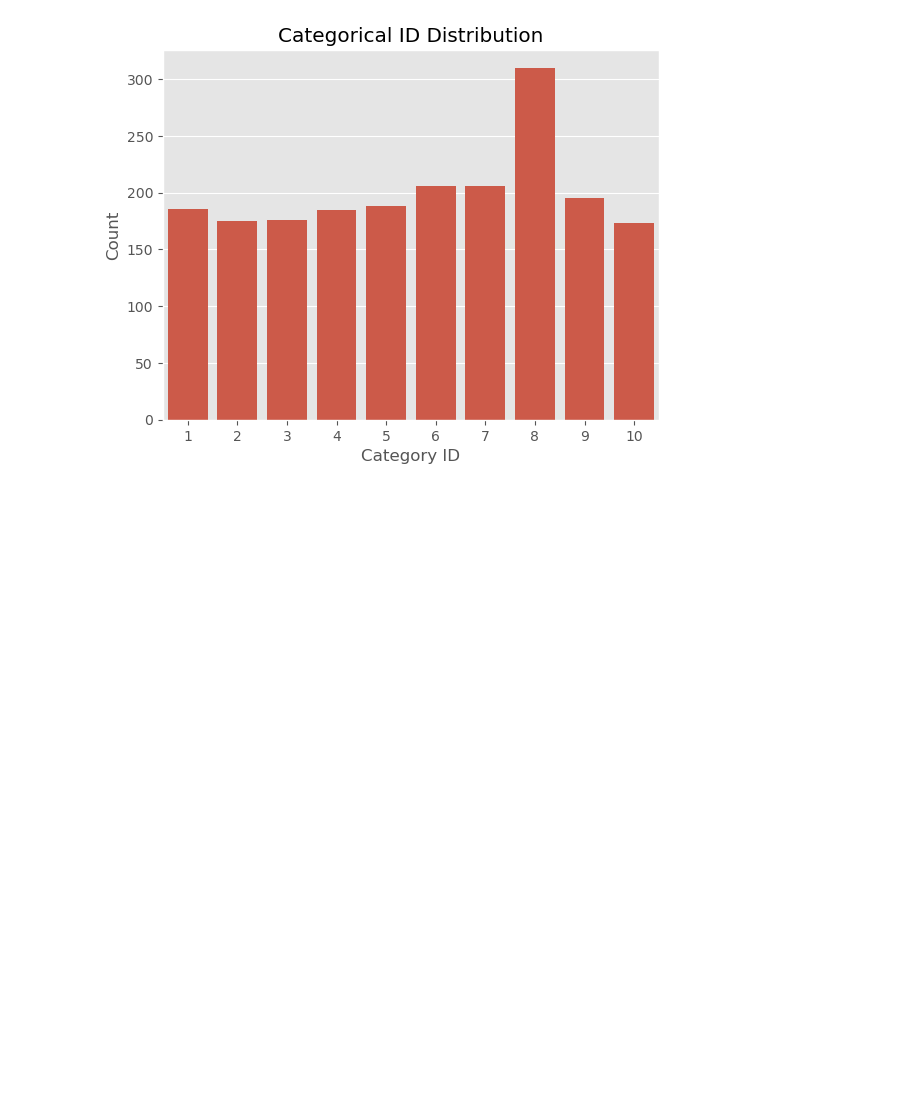
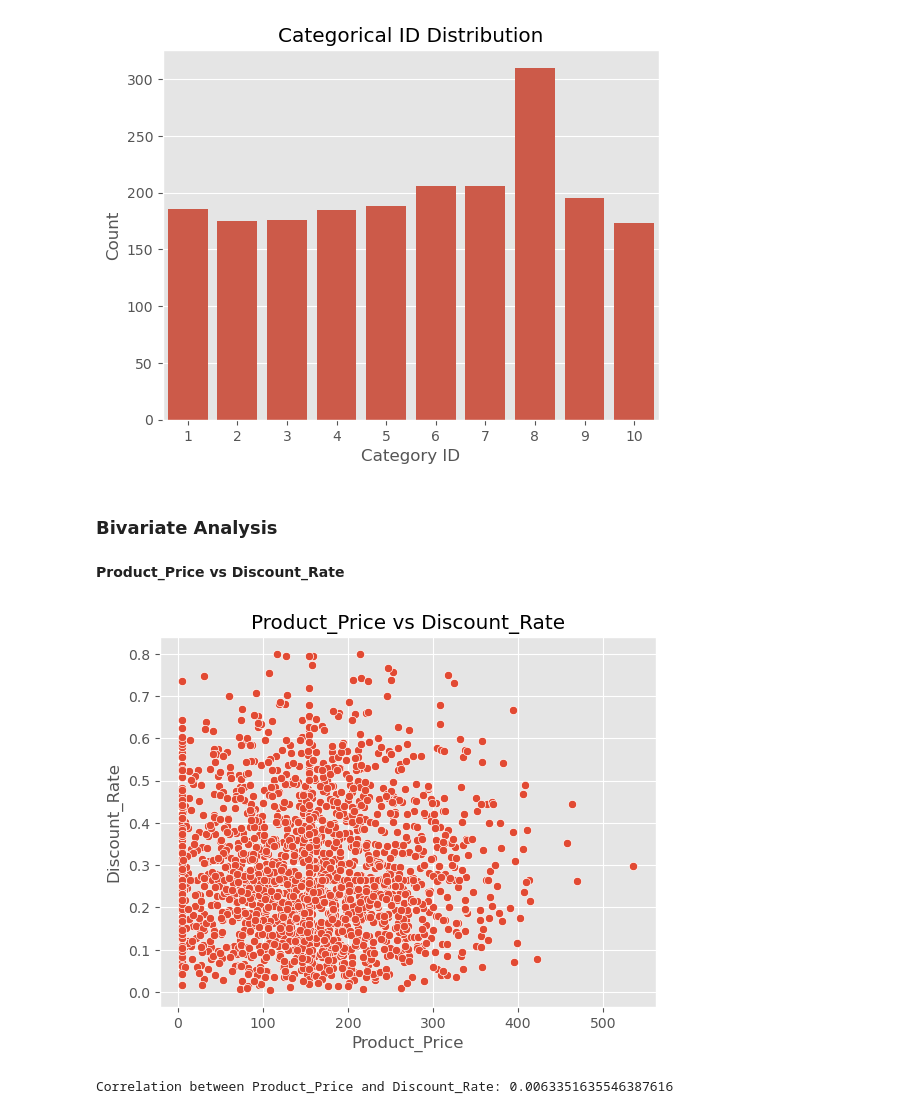
Before and after one commit to niranjan910/E-commerce-Return-Rate-Analysis, a Jupyter notebook: E-Commerce.ipynb, the cells around one changed output. Drawn from its saved outputs; the diff is of its cells as text; code cells hidden in the pictures; blank space fills up the shorter version.

```diff
--- a/E-Commerce.ipynb
+++ b/E-Commerce.ipynb
@@ -592,3 +589,5 @@ plt.ylabel('Count')
 plt.show()
 # %% [output]
 [figure]
+# %% [markdown]
+### **Bivariate Analysis**
@@ -594,0 +597,12 @@ plt.show()
+# %% [markdown]
+**Product_Price vs Discount_Rate**
+# %%
+sns.scatterplot(data=df, x='Product_Price', y='Discount_Rate')
+plt.title('Product_Price vs Discount_Rate')
+plt.show()
+
+correlation = np.corrcoef(df['Product_Price'], df['Discount_Rate'])[0, 1]
+print(f"Correlation between Product_Price and Discount_Rate: {correlation}")
+# %% [output]
+[figure, added]
+Correlation between Product_Price and Discount_Rate: 0.0063351635546387616
```
Also changed, not shown: parts of 4 cells of this notebook.
